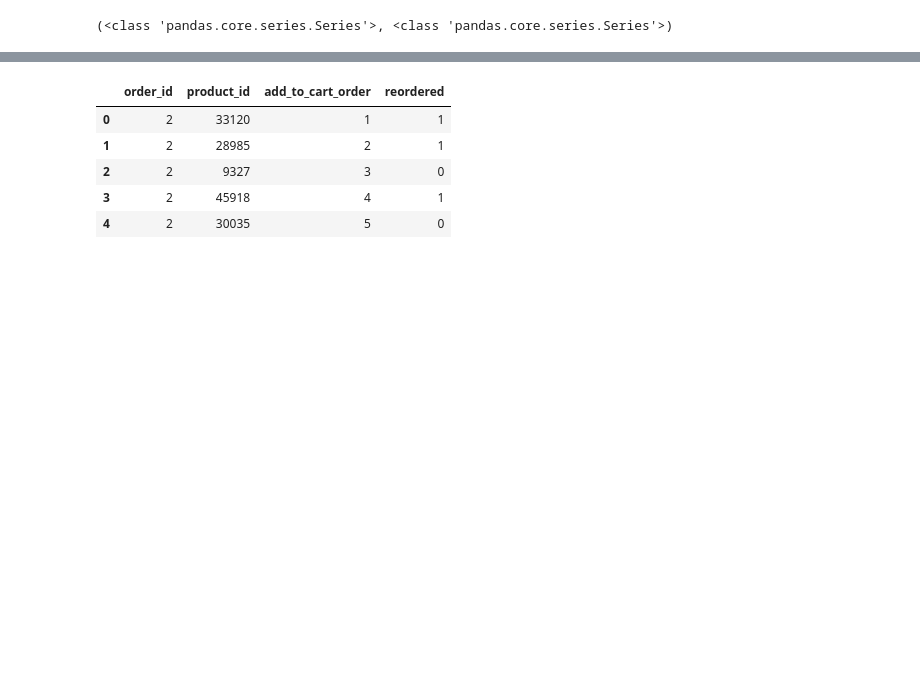
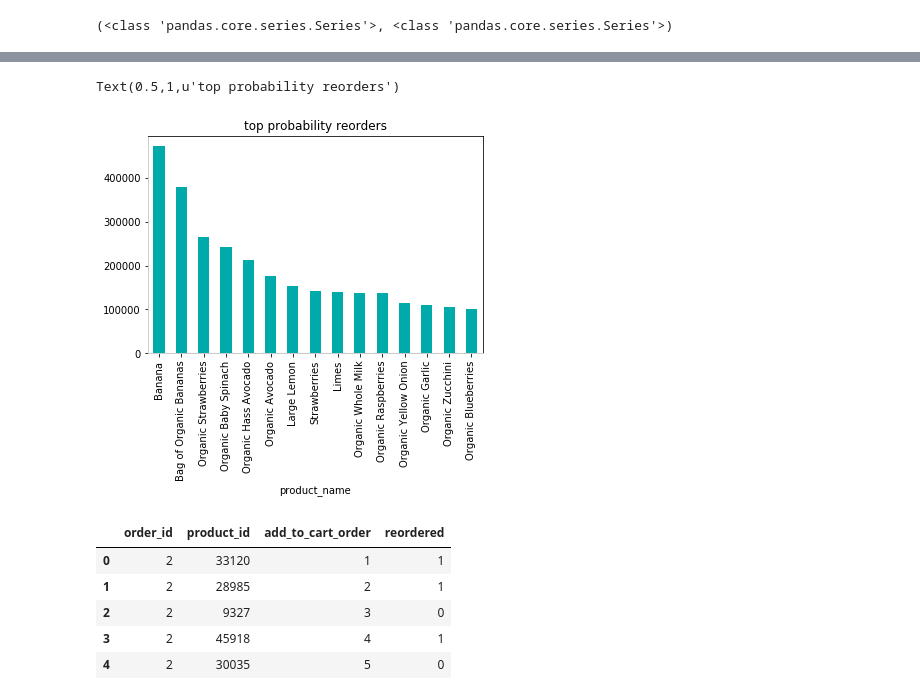
Before and after one commit to lbjennings/Springboard, a Jupyter notebook: Springboard/Capstone Project 1/Capstone_EDA.ipynb, the cells around one changed output, grey strips where cells are left out. Cells and saved outputs as stored; diff of their text form; code cells hidden in the pictures; blank space fills up the shorter version.

```diff
--- a/Springboard/Capstone Project 1/Capstone_EDA.ipynb
+++ b/Springboard/Capstone Project 1/Capstone_EDA.ipynb
@@ -318,0 +542,4 @@ df_order_totals=pd.concat([items_in_order,reorders_by_order], axis=1, join='inne
+# %%
+#calculate portion of reorders and assign to new column
+products_in_order['portion']=products_in_order.reordered/products_in_order.purchases
+products_in_order.head()
@@ -318,0 +553,5 @@ df_order_totals=pd.concat([items_in_order,reorders_by_order], axis=1, join='inne
+# %%
+#set product name as index
+top_sellers=products_in_order.set_index('product_name')
+top_sellers=top_sellers.sort_values(by='purchases',ascending=False).head(15)
+top_sellers
@@ -318,0 +576,4 @@ df_order_totals=pd.concat([items_in_order,reorders_by_order], axis=1, join='inne
+# %%
+top_portion=products_in_order.set_index('product_name')
+top_portion=top_portion.sort_values(by='purchases',ascending=False).head(15)
+top_portion
@@ -319,3 +598,16 @@ df_order_totals=pd.concat([items_in_order,reorders_by_order], axis=1, join='inne
+# %%
+#plot portion column
+ax = top_portion.purchases.plot(kind='bar',facecolor='#00AAAA')
+
+ax.patch.set_facecolor('#FFFFFF')
+ax.spines['bottom'].set_color('#CCCCCC')
+ax.spines['bottom'].set_linewidth(1)
+ax.spines['left'].set_color('#CCCCCC')
+ax.spines['left'].set_linewidth(1)
+ax.set_title('top probability of reorder')
+# %% [output]
+Text(0.5,1,u'top probability reorders')
+[figure, added]
 # %%
 df_products_prior.head()
 # %% [output]
```
Also changed, not shown: parts of 27 cells of this notebook, 1 other file.
